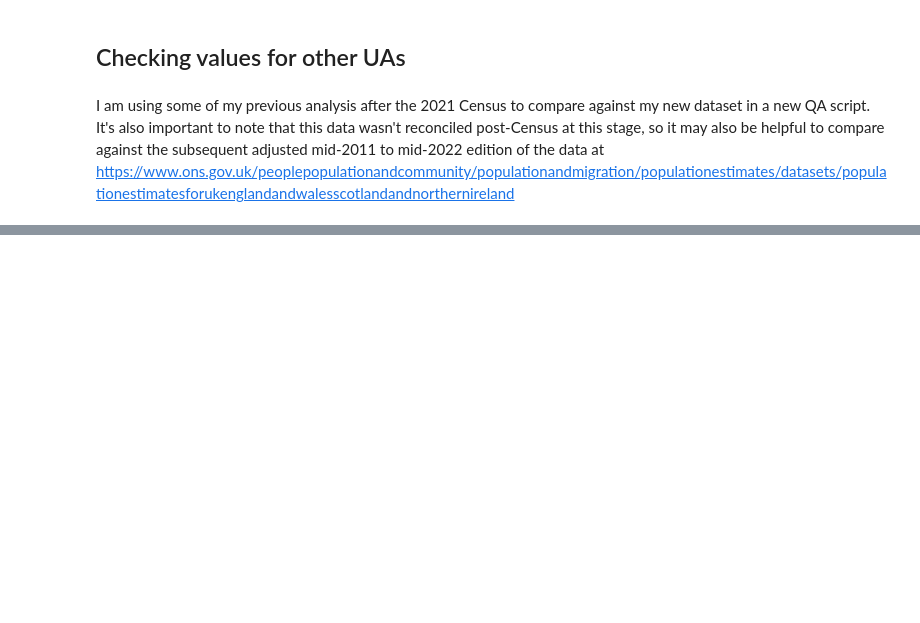
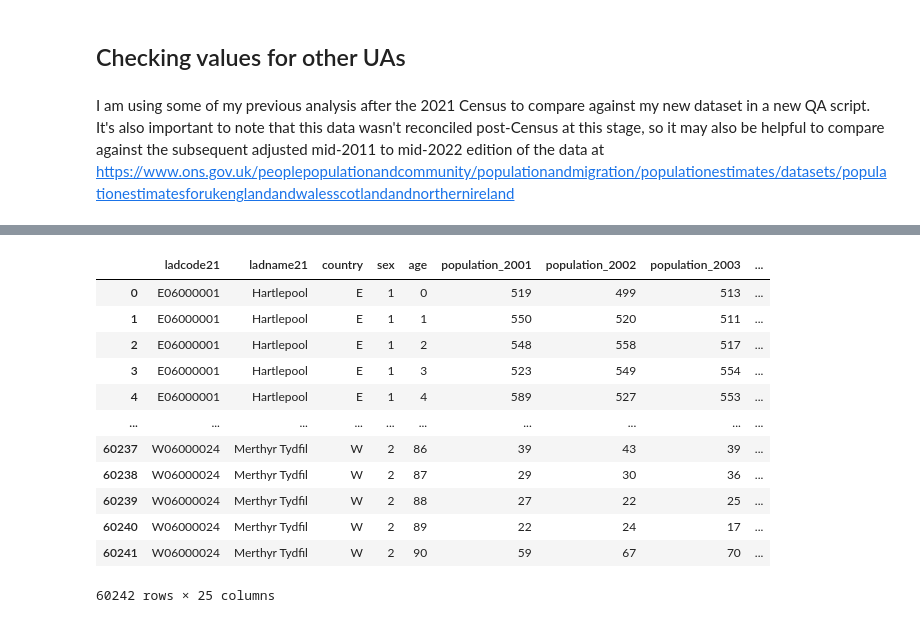
Before and after one commit to Prison-Reform-Trust/womens-imprisonment-PFA, a Jupyter notebook: notebooks/processing_data/1.7-ah-combine-custody-pfa-population.ipynb, the cells around one changed output, grey strips where cells are left out. Drawn from its saved outputs; the diff is of its cells as text; code cells hidden in the pictures; blank space fills up the shorter version.

```diff
--- a/notebooks/processing_data/1.7-ah-combine-custody-pfa-population.ipynb
+++ b/notebooks/processing_data/1.7-ah-combine-custody-pfa-population.ipynb
@@ -131,3 +131,3 @@ import src.data.LA_PFA_QA
 # %%
-df_population, df_reconciliation = src.data.LA_PFA_QA.load_data()
+df_population, df_reconciliation = LA_PFA_QA.load_data()
 # %% [output]
@@ -135,0 +153,16 @@ df_population, df_reconciliation = src.data.LA_PFA_QA.load_data()
+# %%
+df_reconciliation
+# %% [output]
+|  | ladcode21 | ladname21 | country | sex | age | population_2001 | population_2002 | population_2003 | ... |
+| 0 | E06000001 | Hartlepool | E | 1 | 0 | 519 | 499 | 513 | ... |
+| 1 | E06000001 | Hartlepool | E | 1 | 1 | 550 | 520 | 511 | ... |
+| 2 | E06000001 | Hartlepool | E | 1 | 2 | 548 | 558 | 517 | ... |
+| 3 | E06000001 | Hartlepool | E | 1 | 3 | 523 | 549 | 554 | ... |
+| 4 | E06000001 | Hartlepool | E | 1 | 4 | 589 | 527 | 553 | ... |
+| ... | ... | ... | ... | ... | ... | ... | ... | ... | ... |
+| 60237 | W06000024 | Merthyr Tydfil | W | 2 | 86 | 39 | 43 | 39 | ... |
+| 60238 | W06000024 | Merthyr Tydfil | W | 2 | 87 | 29 | 30 | 36 | ... |
+| 60239 | W06000024 | Merthyr Tydfil | W | 2 | 88 | 27 | 22 | 25 | ... |
+| 60240 | W06000024 | Merthyr Tydfil | W | 2 | 89 | 22 | 24 | 17 | ... |
+| 60241 | W06000024 | Merthyr Tydfil | W | 2 | 90 | 59 | 67 | 70 | ... |
+60242 rows × 25 columns
```
Also changed, not shown: parts of 8 cells of this notebook, 1 other file.
